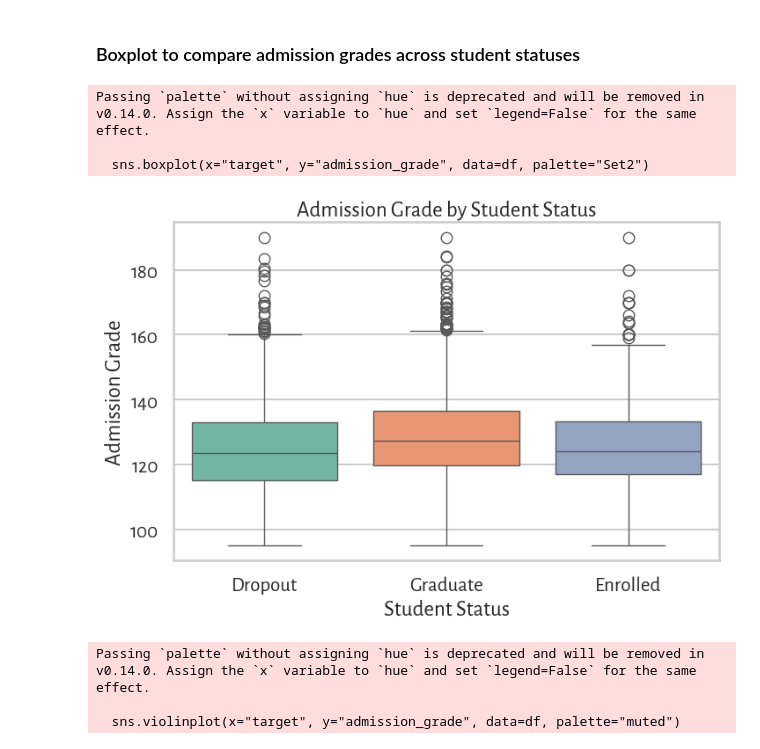
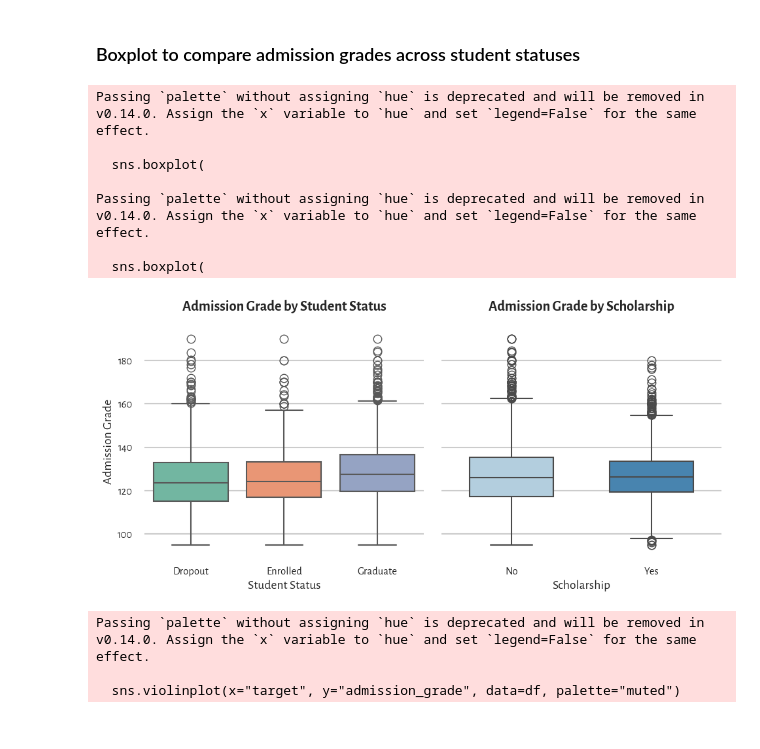
Before and after one commit to jkoks-svg/ML_Project_ENSAE, a Jupyter notebook: ML_Project_ENSAE.ipynb, the cells around one changed output. Drawn from its saved outputs; the diff is of its cells as text; code cells hidden in the pictures.

```diff
--- a/ML_Project_ENSAE.ipynb
+++ b/ML_Project_ENSAE.ipynb
@@ -362,18 +352,64 @@ plt.show()
 The analysis shows varying dropout rates across study programs. Program 9500  has the highest graduation rate, while others show a balance or higher dropout numbers.
 # %% [markdown]
 ### Boxplot to compare admission grades across student statuses
-# %%
-plt.figure(figsize=(8, 5))
-sns.boxplot(x="target", y="admission_grade", data=df, palette="Set2")
-plt.title("Admission Grade by Student Status")
-plt.xlabel("Student Status")
-plt.ylabel("Admission Grade")
-plt.show()
-# %% [output]
-Passing `palette` without assigning `hue` is deprecated and will be removed in v0.14.0. Assign the `x` variable to `hue` and set `legend=False` for the same effect.
-
-  sns.boxplot(x="target", y="admission_grade", data=df, palette="Set2")
-[figure, removed]
+# %%
+# Map scholarship to readable labels
+df['scholarship_label'] = df['scholarship_holder'].map({0: "No", 1: "Yes"})
+
+# Define custom order for target
+target_order = ["Dropout", "Enrolled", "Graduate"]
+
+# Create figure with two boxplots
+fig, (ax1, ax2) = plt.subplots(1, 2, figsize=(10, 5), sharey=True)
+
+# === Plot 1: Admission Grade by Student Status ===
+sns.boxplot(
+    x="target",
+    y="admission_grade",
+    data=df,
+    palette="Set2",
+    order=target_order,
+    linewidth=1.5,
+    width=0.8,
+    ax=ax1
+)
+ax1.set_title("Admission Grade by Student Status", fontsize=16, weight="bold", pad=20)
+ax1.set_xlabel("Student Status", fontsize=14)
+ax1.set_ylabel("Admission Grade", fontsize=14)
+ax1.tick_params(axis="both", labelsize=12)
+for spine in ax1.spines.values():
+    spine.set_visible(False)
+
+# === Plot 2: Admission Grade by Scholarship ===
+sns.boxplot(
+    x="scholarship_label",
+    y="admission_grade",
+    data=df,
+    palette="Blues",
+    linewidth=1.5,
+    width=0.6,
+    ax=ax2
+)
+ax2.set_title("Admission Grade by Scholarship", fontsize=16, weight="bold", pad=20)
+ax2.set_xlabel("Scholarship", fontsize=14)
+ax2.set_ylabel("")  # Shared y-axis
+ax2.tick_params(axis="both", labelsize=12)
+for spine in ax2.spines.values():
+    spine.set_visible(False)
+
+# Layout and save
+plt.tight_layout()
+plt.savefig("Graph_admission_grade.png", dpi=300, bbox_inches="tight")
+plt.show()
+# %% [output]
+Passing `palette` without assigning `hue` is deprecated and will be removed in v0.14.0. Assign the `x` variable to `hue` and set `legend=False` for the same effect.
+
+  sns.boxplot(
+
+Passing `palette` without assigning `hue` is deprecated and will be removed in v0.14.0. Assign the `x` variable to `hue` and set `legend=False` for the same effect.
+
+  sns.boxplot(
+[figure, added]
 # %%
 plt.figure(figsize=(8, 5))
 sns.violinplot(x="target", y="admission_grade", data=df, palette="muted")
```
Also changed, not shown: parts of 20 cells of this notebook.
